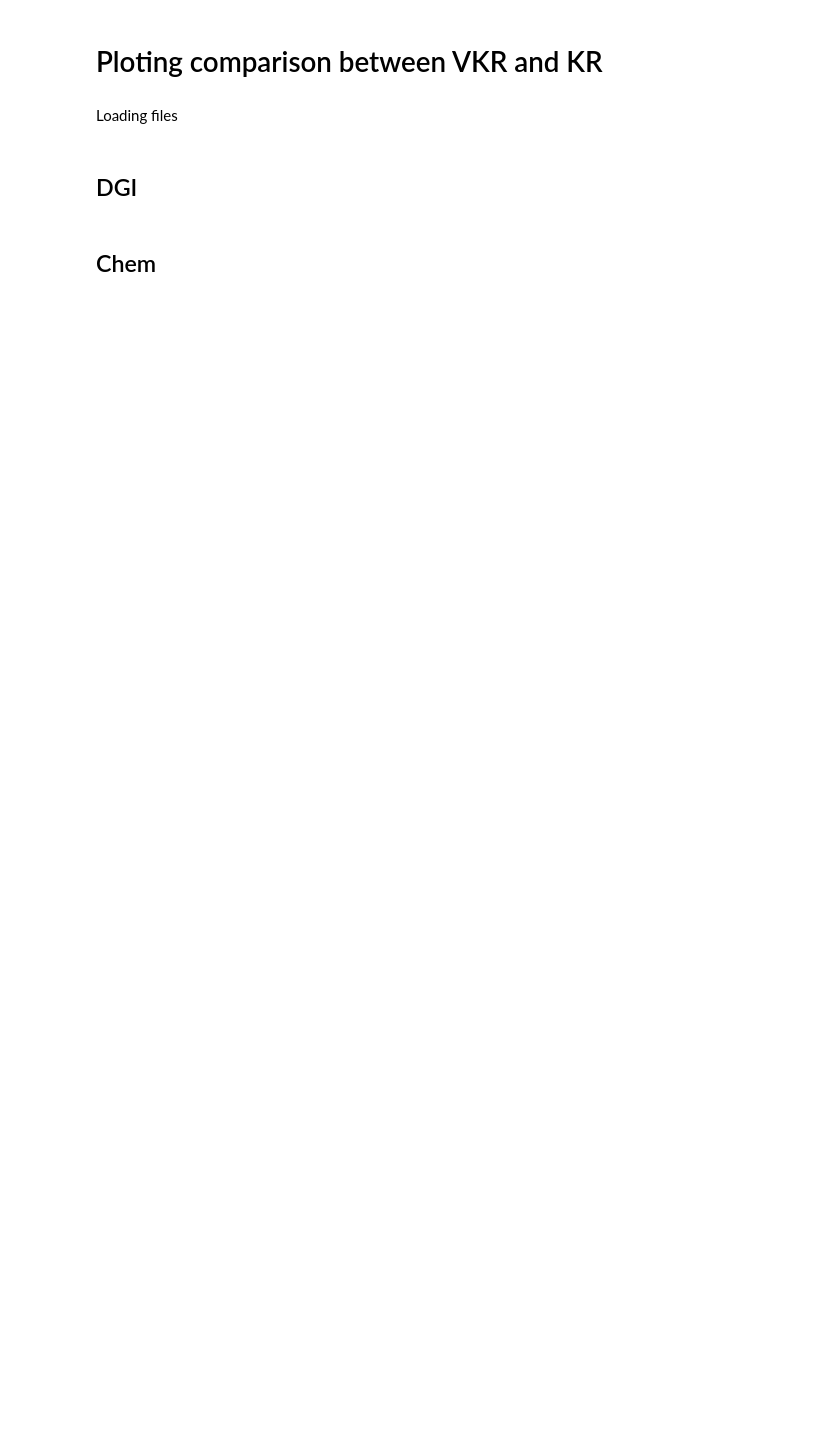
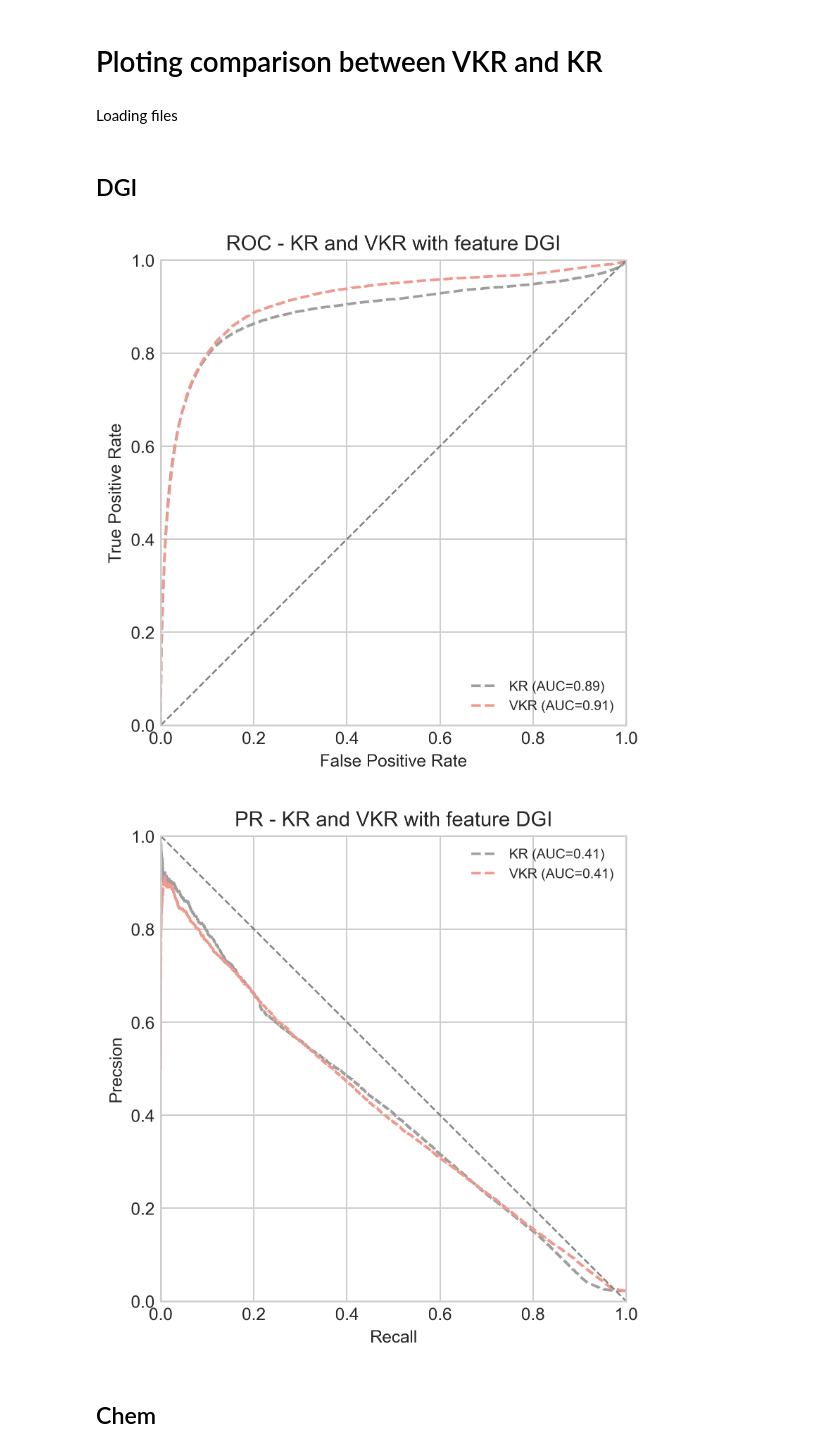
Before and after one commit to YezhaoZhong/VKR, a Jupyter notebook: Figs/KR_VKR.ipynb, the cells around one changed output. Drawn from its saved outputs; the diff is of its cells as text; code cells hidden in the pictures; blank space fills up the shorter version.

```diff
--- a/Figs/KR_VKR.ipynb
+++ b/Figs/KR_VKR.ipynb
@@ -92,7 +92,7 @@ for name, data, colorname in zip(names, datas, colors):
     # print(data)
     fpr = data.iloc[0,:]
     tpr = data.iloc[1,:]
-    plt.plot(fpr, tpr, lw=1.5, label='{} (AUC={:.3f})'.format(name, auc(fpr, tpr)),color = colorname, linestyle='--')
+    plt.plot(fpr, tpr, lw=1.5, label='{} (AUC={:.2f})'.format(name, auc(fpr, tpr)),color = colorname, linestyle='--')
     plt.axis('square')
     plt.xlim([0, 1])
     plt.ylim([0, 1])
@@ -106,34 +106,37 @@ plt.show()
 
 
 datas = [KR1_pr,
         KRNMF1_pr
         ]
 
 names = [
          "KR",
          "VKR"
         ]
 
 colors = ["#9E9E9E",
          "#F0988C"
          ]
 
 plt.figure(figsize=(5,5), dpi=350)
 for name, data, colorname in zip(names, datas, colors):
     # print(data)
     pr = data.iloc[0,:]
     rc = data.iloc[1,:]
-    plt.plot(rc, pr, lw=1.5, label='{} (AUC={:.3f})'.format(name, auc(rc, pr)),color = colorname, linestyle='--')
+    plt.plot(rc, pr, lw=1.5, label='{} (AUC={:.2f})'.format(name, auc(rc, pr)),color = colorname, linestyle='--')
     plt.axis('square')
     plt.xlim([0, 1])
     plt.ylim([0, 1])
     plt.xlabel('Recall')
     plt.ylabel('Precsion')
     plt.title('PR - KR and VKR with feature DGI')
     plt.legend(loc='upper right',fontsize=8)
 plt.plot([0, 1], [1, 0], '--', lw=1, color = 'grey')
 plt.savefig(fname="KR_VKR_PRC_DGI.jpg",bbox_inches="tight")
 plt.show()
+# %% [output]
+[figure, added]
+[figure, added]
 # %% [markdown]
 ## Chem
 # %%
```
Also changed, not shown: parts of 2 cells of this notebook, 2 other files.
